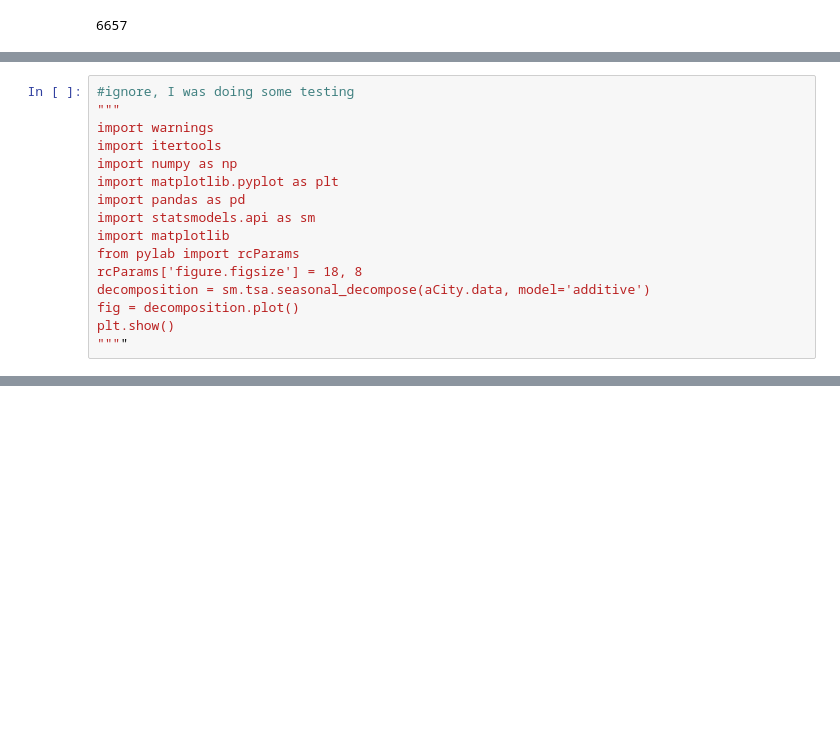
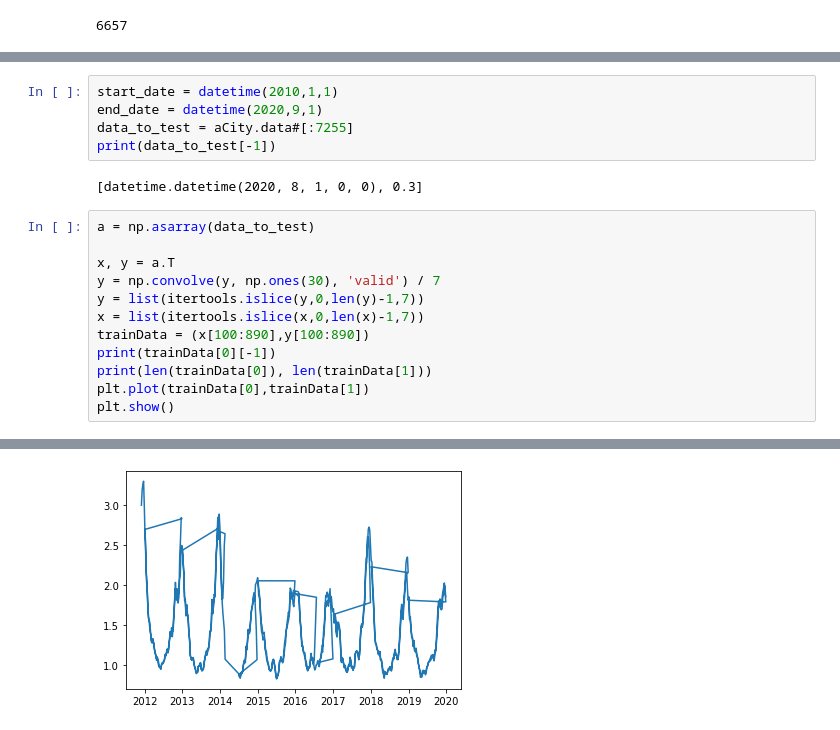
Before and after one commit to ECE143-WI21-Team5/Final_Project, a Jupyter notebook: recursive_predictions/recursive_prediction.ipynb, the cells around one changed output, grey strips where cells are left out. Saved outputs shown, nothing was run; the diff lists cells and outputs as text; blank space fills up the shorter version.

Commit message:
Basic model updated

```diff
--- a/recursive_predictions/recursive_prediction.ipynb
+++ b/recursive_predictions/recursive_prediction.ipynb
@@ -97,16 +104,0 @@ South DeKalb
-# %%
-#ignore, I was doing some testing
-"""
-import warnings
-import itertools
-import numpy as np
-import matplotlib.pyplot as plt
-import pandas as pd
-import statsmodels.api as sm
-import matplotlib
-from pylab import rcParams
-rcParams['figure.figsize'] = 18, 8
-decomposition = sm.tsa.seasonal_decompose(aCity.data, model='additive')
-fig = decomposition.plot()
-plt.show()
-""""
@@ -123,0 +116,20 @@ TypeError: float() argument must be a string or a number, not 'datetime.datetime
+# %%
+start_date = datetime(2010,1,1)
+end_date = datetime(2020,9,1)
+data_to_test = aCity.data#[:7255]
+print(data_to_test[-1])
+# %% [output]
+[datetime.datetime(2020, 8, 1, 0, 0), 0.3]
+# %%
+a = np.asarray(data_to_test)
+
+x, y = a.T
+y = np.convolve(y, np.ones(30), 'valid') / 7
+y = list(itertools.islice(y,0,len(y)-1,7))
+x = list(itertools.islice(x,0,len(x)-1,7))
+trainData = (x[100:890],y[100:890])
+print(trainData[0][-1])
+print(len(trainData[0]), len(trainData[1]))
+plt.plot(trainData[0],trainData[1])
+plt.show()
+# %% [output]
@@ -123,0 +138 @@ TypeError: float() argument must be a string or a number, not 'datetime.datetime
+[figure, added]
```
Also changed, not shown: parts of 18 cells of this notebook.
